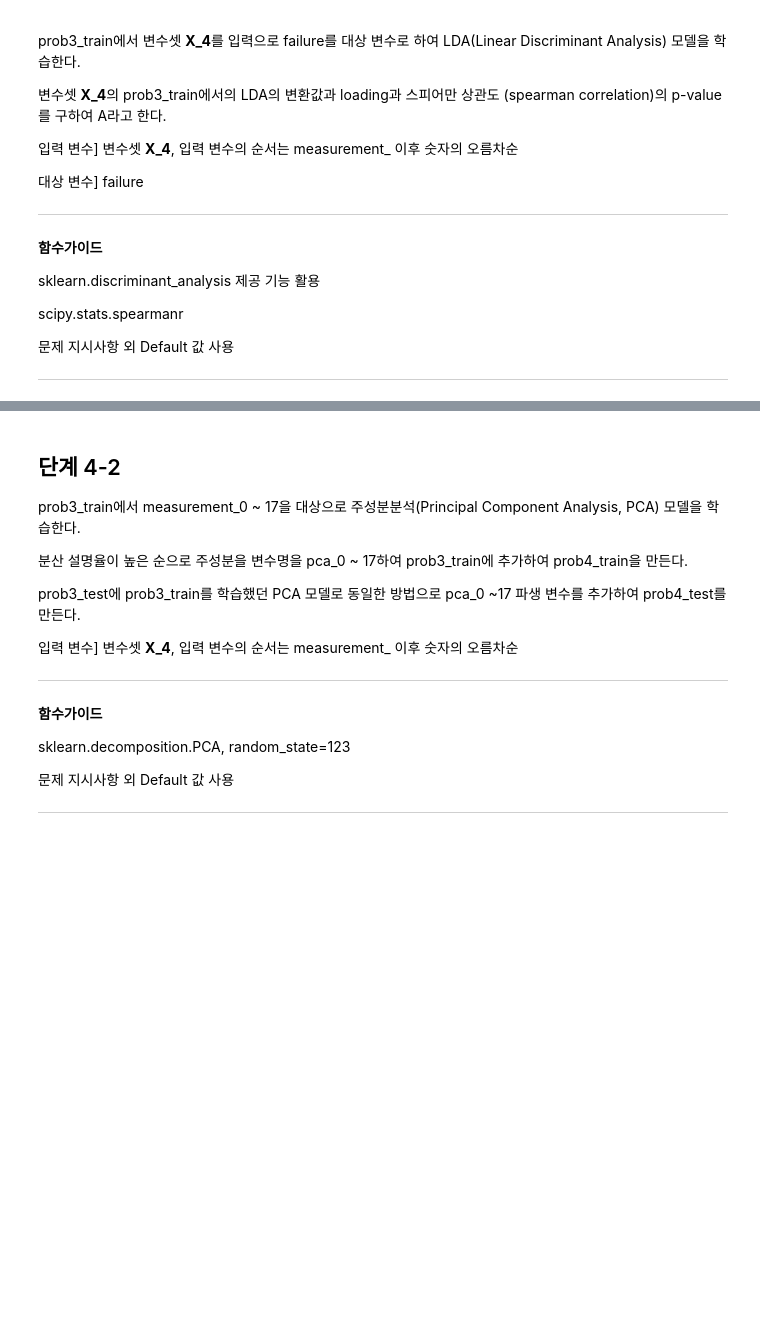
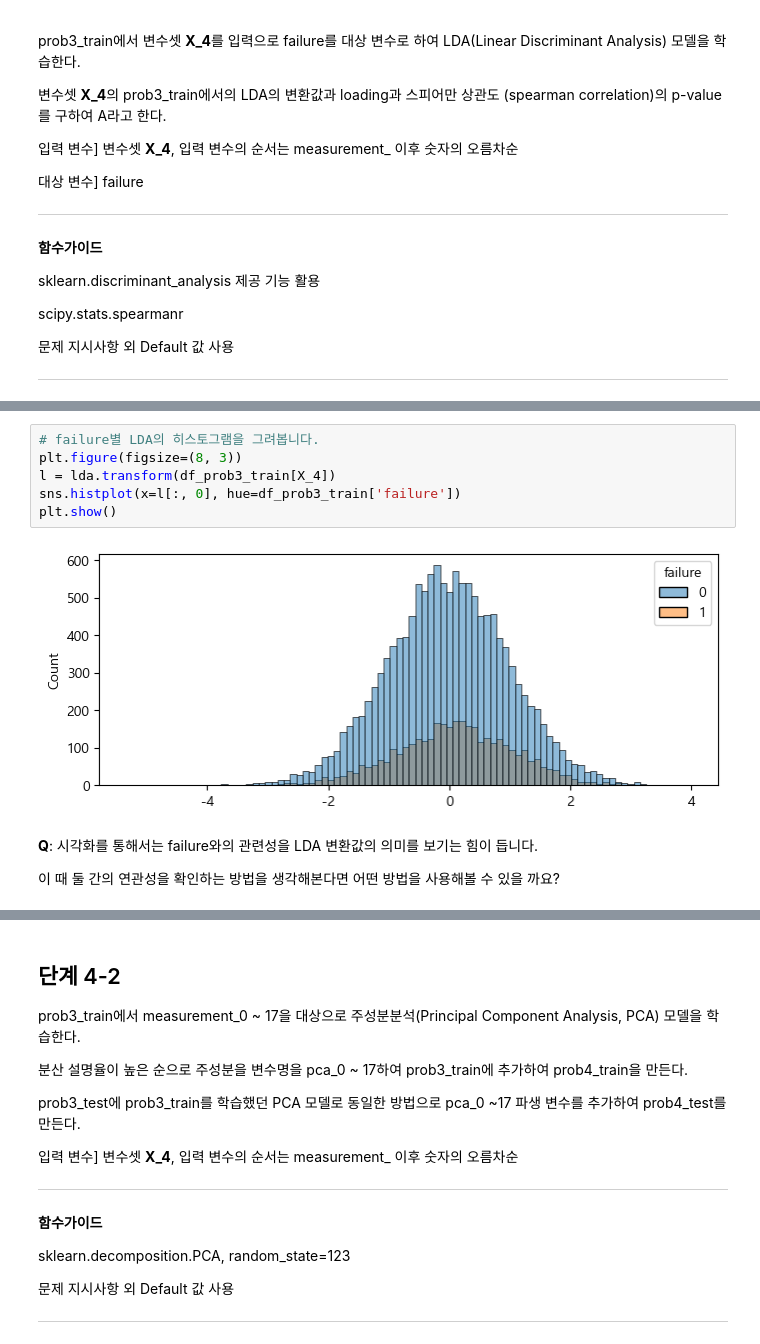
Before and after one commit to sunkusun9/DS_lv3_2506_2, a Jupyter notebook: sec_ds_lv3_prob1_prob.ipynb, the cells around one changed output, grey strips where cells are left out. Drawn from its saved outputs; the diff is of its cells as text; blank space fills up the shorter version.

```diff
--- a/sec_ds_lv3_prob1_prob.ipynb
+++ b/sec_ds_lv3_prob1_prob.ipynb
@@ -1106,0 +1311,12 @@ roc_auc_score(
+# %%
+# failure별 LDA의 히스토그램을 그려봅니다.
+plt.figure(figsize=(8, 3))
+l = lda.transform(df_prob3_train[X_4])
+sns.histplot(x=l[:, 0], hue=df_prob3_train['failure'])
+plt.show()
+# %% [output]
+[figure, added]
+# %% [markdown]
+**Q**: 시각화를 통해서는 failure와의 관련성을 LDA 변환값의 의미를 보기는 힘이 듭니다.
+
+이 때 둘 간의 연관성을 확인하는 방법을 생각해본다면 어떤 방법을 사용해볼 수 있을 까요?
```
Also changed, not shown: parts of 105 cells of this notebook.
